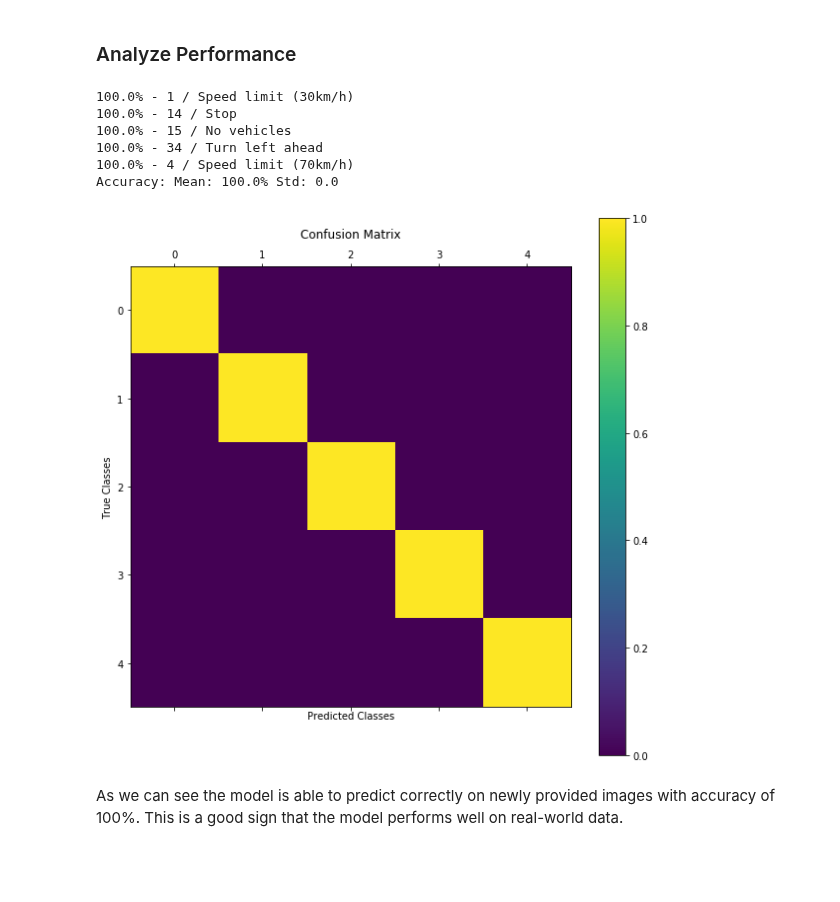
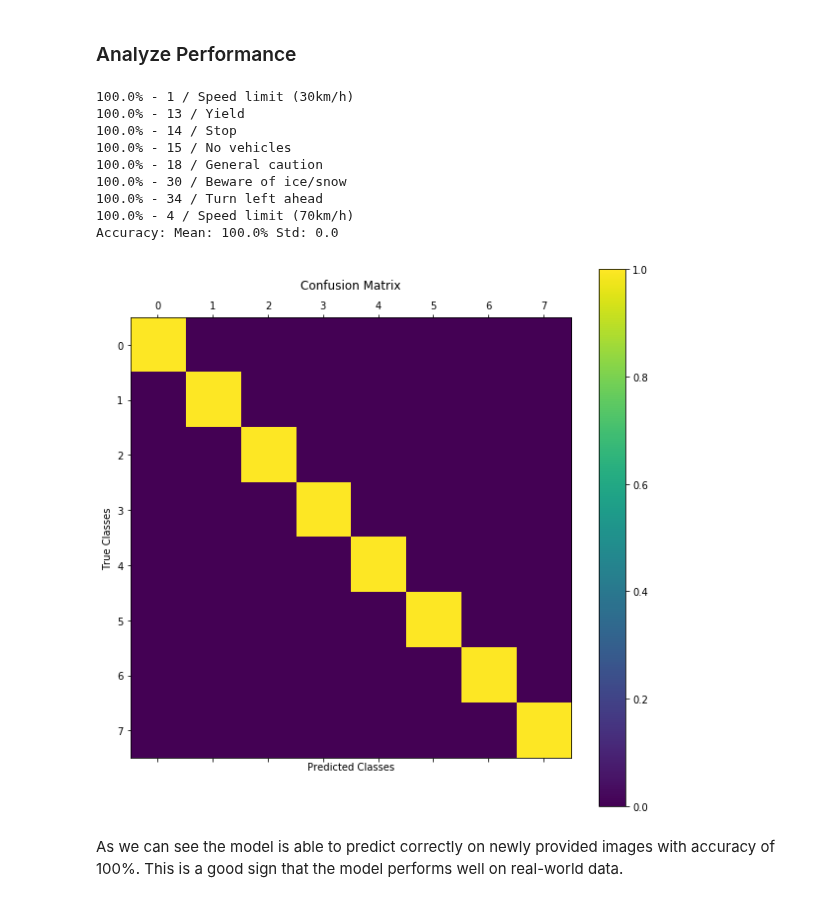
Before and after one commit to volkodava/CarND-Traffic-Sign-Classifier-Project, a Jupyter notebook: Traffic_Sign_Classifier.ipynb, the cells around one changed output. Cells and saved outputs as stored; diff of their text form; code cells hidden in the pictures; blank space fills up the shorter version.

Commit message:
added new images

```diff
--- a/Traffic_Sign_Classifier.ipynb
+++ b/Traffic_Sign_Classifier.ipynb
@@ -823,7 +823,7 @@ def plot_confusion_matrix(cm):
     plt.show()
 
 
-def print_confusion_matrix(cm, cm_index_labels=None, classes_catalog=classes_catalog, order_desc=False):
+def process_confusion_matrix(cm, cm_index_labels=None, classes_catalog=classes_catalog, order_desc=False):
     results = []
     for idx, row in enumerate(cm):
         accuracy = round(row[idx] / sum(row) * 100, 2)
@@ -835,14 +835,35 @@ def print_confusion_matrix(cm, cm_index_labels=None, classes_catalog=classes_cat
         class_name = classes_catalog[class_id]
         results.append((accuracy, class_id, class_name))
 
+    return sorted(results, key=lambda x: x[0], reverse=order_desc)
+
+
+def print_confusion_matrix_results(cm_results):
     total_accuracy = []
-    for result in sorted(results, key=lambda x: x[0], reverse=order_desc):
+    for result in cm_results:
         (accuracy, class_id, class_name) = result
         print('{}% - {} / {}'.format(accuracy, class_id, class_name))
         total_accuracy.append(accuracy)
 
     print("Accuracy: Mean: {}% Std: {}".format(np.around(np.mean(total_accuracy), decimals=3),
                                                np.around(np.std(total_accuracy), decimals=3)))
+
+
+def plot_top_k_worst_confusion_matrix_results(features_cm_sorted, in_features=X_test, in_classes=y_test, top_k=5,
+                        title="Top K Worst Features"):
+    test_features_to_plot = []
+    test_classes_to_plot = []
+    for accuracy, class_id, class_name in features_cm_sorted[-top_k:]:
+        class_indexes = np.where(in_classes == class_id)[0]
+        rnd_class_id = np.random.randint(0, len(class_indexes))
+        feature = in_features[class_indexes][rnd_class_id].squeeze()
+        test_features_to_plot.append(feature)
+        test_classes_to_plot.append(class_id)
+
+    test_features_to_plot = np.array(test_features_to_plot)
+    test_classes_to_plot = np.array(test_classes_to_plot)
+
+    plot_features(test_features_to_plot, test_classes_to_plot, title=title)
 # %% [markdown]
 Modified LeNet Architecture
 
@@ -1017,17 +1043,21 @@ NDR 45 Grayscale normalized (New Images)
 # %%
 # cm_index_labels need to lookup for real class_id in confusion matrix
 # see: http://scikit-learn.org/stable/modules/generated/sklearn.metrics.confusion_matrix.html
 new_features_cm = confusion_matrix(new_classes, new_features_predicted_classes, labels=new_classes)
-print_confusion_matrix(new_features_cm, cm_index_labels=new_classes, order_desc=True)
+print_confusion_matrix_results(process_confusion_matrix(new_features_cm, cm_index_labels=new_classes,
+                                                        order_desc=True))
 plot_confusion_matrix(new_features_cm)
 # %% [output]
 100.0% - 1 / Speed limit (30km/h)
+100.0% - 13 / Yield
 100.0% - 14 / Stop
 100.0% - 15 / No vehicles
+100.0% - 18 / General caution
+100.0% - 30 / Beware of ice/snow
 100.0% - 34 / Turn left ahead
 100.0% - 4 / Speed limit (70km/h)
 Accuracy: Mean: 100.0% Std: 0.0
-[figure, old version]
+[figure, new version]
 # %% [markdown]
 As we can see the model is able to predict correctly on newly provided images with accuracy of 100%. This is a good sign that the model performs well on real-world data.
 # %% [markdown]
```
Also changed, not shown: parts of 7 cells of this notebook, 3 other files.
